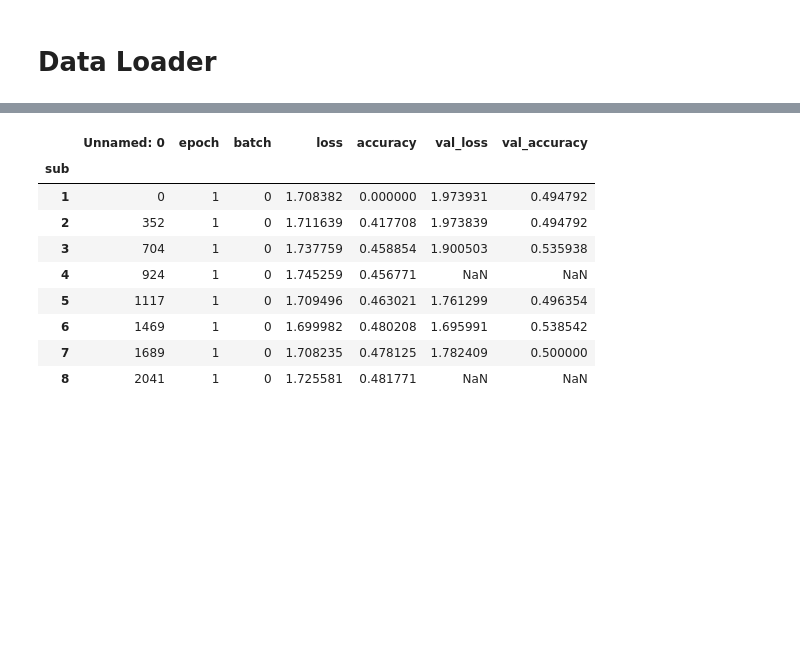
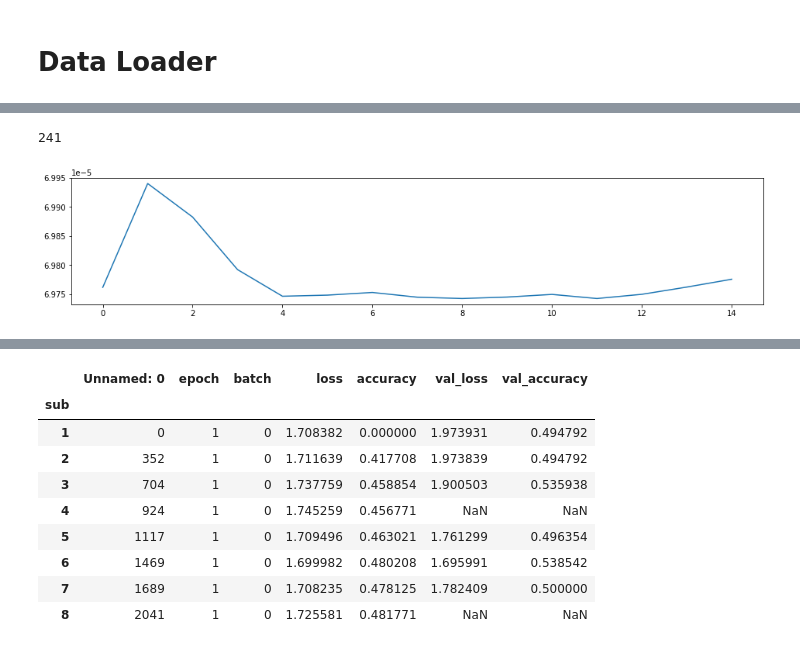
Before and after one commit to seang123/Masters-Thesis2, a Jupyter notebook: notebooks/3-new-attn-maps.ipynb, the cells around one changed output, grey strips where cells are left out. Drawn from its saved outputs; the diff is of its cells as text; code cells hidden in the pictures; blank space fills up the shorter version.

```diff
--- a/notebooks/3-new-attn-maps.ipynb
+++ b/notebooks/3-new-attn-maps.ipynb
@@ -123,0 +133,26 @@ plt.show()
+# %%
+d = batch_subs[1]  # [515, 15, 360]
+
+var = []
+for trial in range(d.shape[0]):
+    t = np.var(d[trial,:], axis=1)
+    var.append(t)
+var = np.array(var) # [515, 15, 1]
+
+
+var_mean = np.mean(var, axis=0).flatten()
+var_std  = np.std(var, axis=0).flatten()
+
+
+plt.figure(figsize=(16,3))
+plt.plot(var_mean)
+# plt.errorbar(np.arange(var_mean.shape[0]), var_mean, yerr=var_std, capsize=10, color='black')
+
+# plt.plot(var[241])
+
+print(np.argmax(var))
+
+plt.show()
+# %% [output]
+241
+[figure, added]
```
Also changed, not shown: parts of 12 cells of this notebook, 8 other files.
